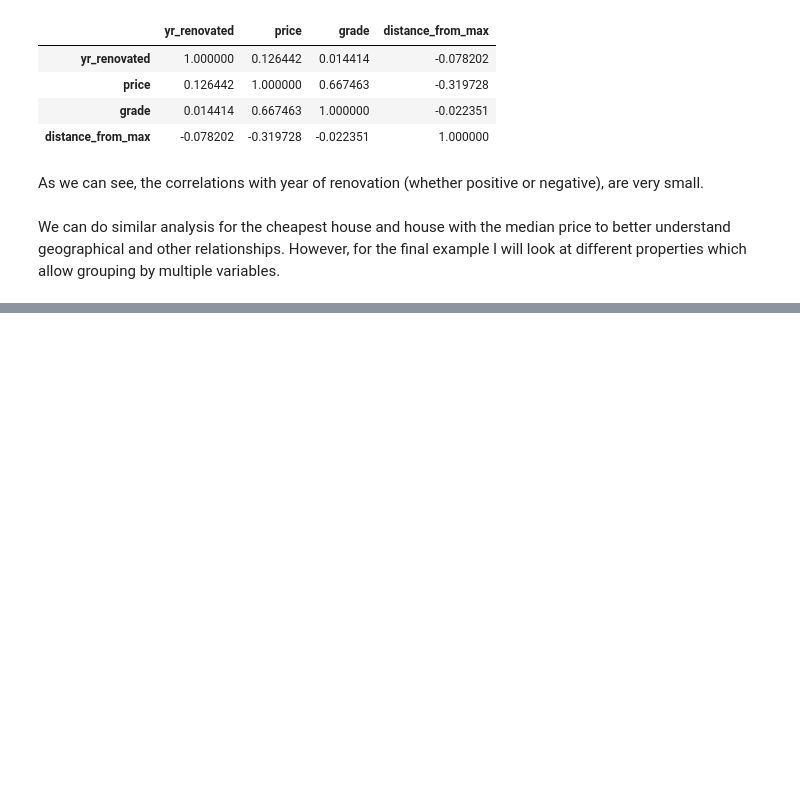
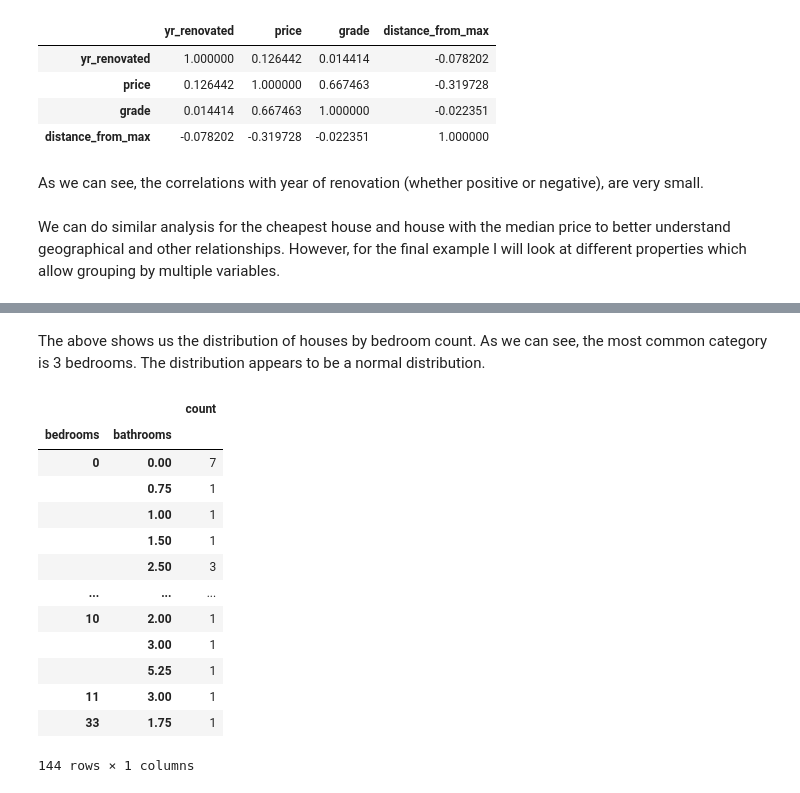
Before and after one commit to naouuud/fsd-general, a Jupyter notebook: week-1/pandas-assignment-4.ipynb, the cells around one changed output, grey strips where cells are left out. Cells and saved outputs as stored; diff of their text form; code cells hidden in the pictures; blank space fills up the shorter version.

```diff
--- a/week-1/pandas-assignment-4.ipynb
+++ b/week-1/pandas-assignment-4.ipynb
@@ -438,0 +459,20 @@ We can do similar analysis for the cheapest house and house with the median pric
+# %% [markdown]
+The above shows us the distribution of houses by bedroom count. As we can see, the most common category is 3 bedrooms. The distribution appears to be a normal distribution.
+# %%
+df_6 = df.groupby(['bedrooms', 'bathrooms'])[['bedrooms', 'bathrooms']].value_counts().to_frame()
+df_6
+# %% [output]
+|  |  | count |
+| bedrooms | bathrooms |  |
+| 0 | 0.00 | 7 |
+|  | 0.75 | 1 |
+|  | 1.00 | 1 |
+|  | 1.50 | 1 |
+|  | 2.50 | 3 |
+| ... | ... | ... |
+| 10 | 2.00 | 1 |
+|  | 3.00 | 1 |
+|  | 5.25 | 1 |
+| 11 | 3.00 | 1 |
+| 33 | 1.75 | 1 |
+144 rows × 1 columns
```
Also changed, not shown: parts of 16 cells of this notebook.
